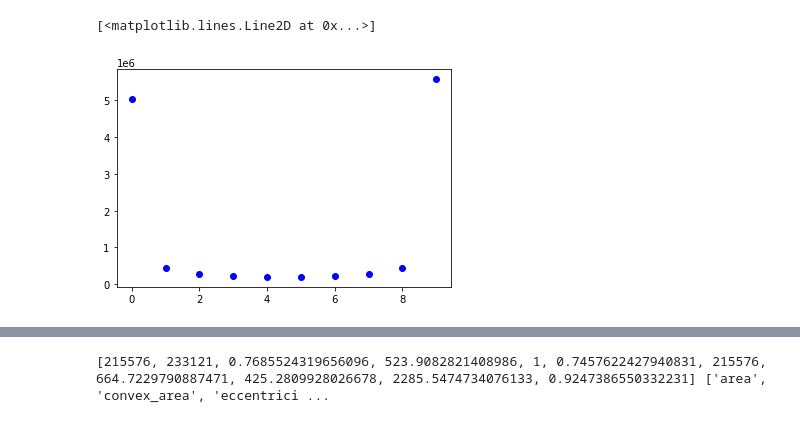
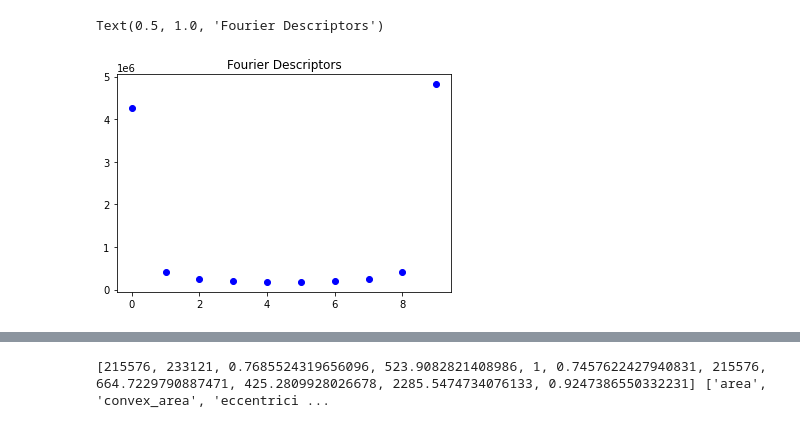
Before and after one commit to zwinkler/Automated-BCS, a Jupyter notebook: Automated BCS.ipynb, the cells around one changed output, grey strips where cells are left out. Drawn from its saved outputs; the diff is of its cells as text; code cells hidden in the pictures.

```diff
--- a/Automated BCS.ipynb
+++ b/Automated BCS.ipynb
@@ -134,6 +161,6 @@ def image_preprocessing(filepath):
     return masked_depth, b_cow
 # %%
-img_num = 5
+img_num = 4
 filenames = glob.glob('Images/depth/usable/*')
 img = imageio.imread(filenames[img_num])
 
@@ -204,35 +232,36 @@ def extract_boundary_features(mask):
   fnames.append('Fourier_desc_a0')
   fnames.append('Fourier_desc_a1')
   fnames.append('Fourier_desc_a2')
   fnames.append('Fourier_desc_a3')
   fnames.append('Fourier_desc_a4')
   fnames.append('Fourier_desc_a5')
   fnames.append('Fourier_desc_a6')
   fnames.append('Fourier_desc_a7')
   fnames.append('Fourier_desc_a8')
   fnames.append('Fourier_desc_a9')
 
   B=skimage.measure.find_contours(mask,0.5,'high')[0]
 
   s = np.zeros(np.shape(B)[0], dtype=complex)
   for k in range(np.shape(B)[0]):
     s[k] = float(B[k][0]) + float(B[k][1])*1j
 
   S = scipy.fft.fft(s, n=10000)
   # print(s[1])
   # print(type(s[1]))
   for k in range(0,10):
     f[k] = np.abs(S[k*1000:(k+1)*1000].sum())
   return f, fnames
 
 
 FD, fnames = extract_boundary_features(mask)
 
 plt.figure()
 plt.plot(FD, 'bo')
+plt.title('Fourier Descriptors')
 # %% [output]
-[<matplotlib.lines.Line2D at 0x...>]
+Text(0.5, 1.0, 'Fourier Descriptors')
-[figure, old version]
+[figure, new version]
 # %%
 #----Hu Moments--------
 def extract_hu_moments(mask):
```
Also changed, not shown: parts of 4 cells of this notebook, 2 other files.
